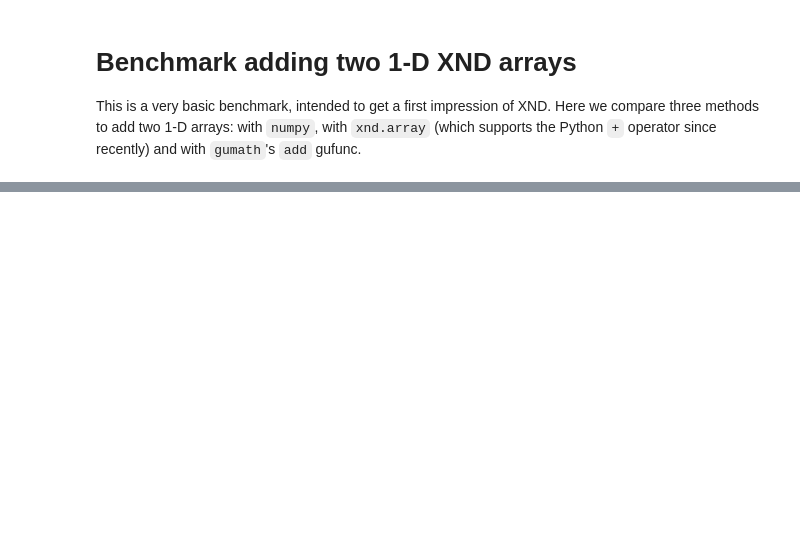
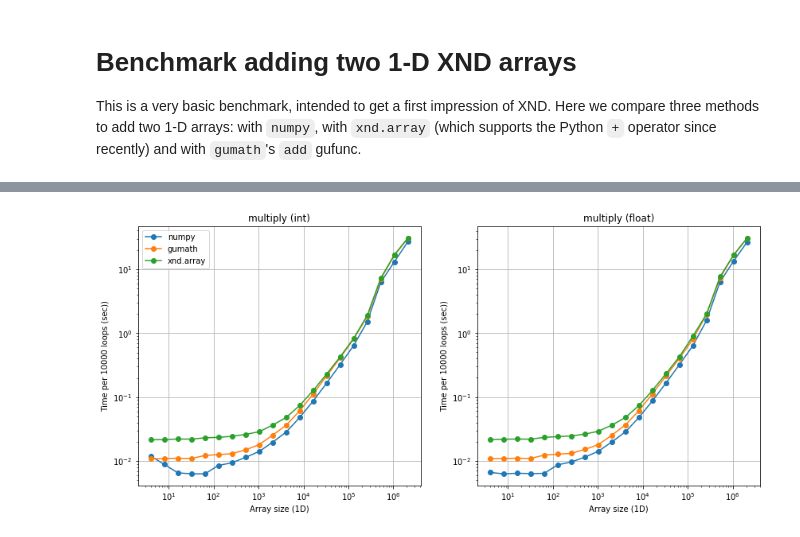
Before and after one commit to rgommers/explore-array-computing, a Jupyter notebook: explore_xnd.ipynb, the cells around one changed output, grey strips where cells are left out. Drawn from its saved outputs; the diff is of its cells as text; code cells hidden in the pictures; blank space fills up the shorter version.

```diff
--- a/explore_xnd.ipynb
+++ b/explore_xnd.ipynb
@@ -86,0 +94,30 @@ plt.show()
+# %%
+def time_multiply(size, lib='numpy', dtype=int, n_loops=10000):
+    x = np.arange(size, dtype=dtype)
+    y = np.ones_like(x)
+    if lib == 'numpy':
+        expr = 'x * y'
+    elif lib == 'gumath':
+        x2 = xnd.xnd.from_buffer(x)
+        y2 = xnd.xnd.from_buffer(y)
+        expr = 'fn.multiply(x2, y2)'
+    elif lib == 'xnd.array':
+        x3 = xnd.array(x.tolist())
+        y3 = xnd.array(y.tolist())
+        expr = 'x3 * y3'
+    else:
+        raise ValueError('Unrecognized `lib`: {}'.format(lib))
+
+    namespace = locals().copy()
+    namespace['fn'] = fn
+    # Timeit doesn't figure out number of repetitions automatically,
+    # unless used via `python -m timeit`
+    div = np.log2(size)
+    return div * min(timeit.repeat(expr, number=int(n_loops/div), globals=namespace))
+
+
+fig, axes = time_operator(time_multiply, 'multiply', save=False)
+
+plt.show()
+# %% [output]
+[figure, added]
```
Also changed, not shown: parts of 11 cells of this notebook.
